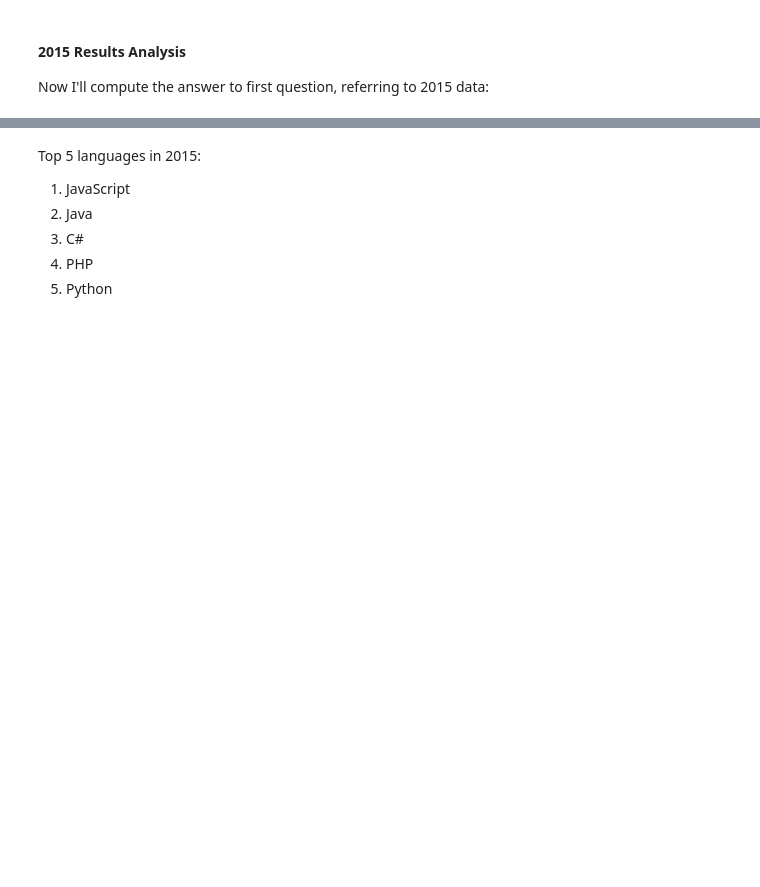
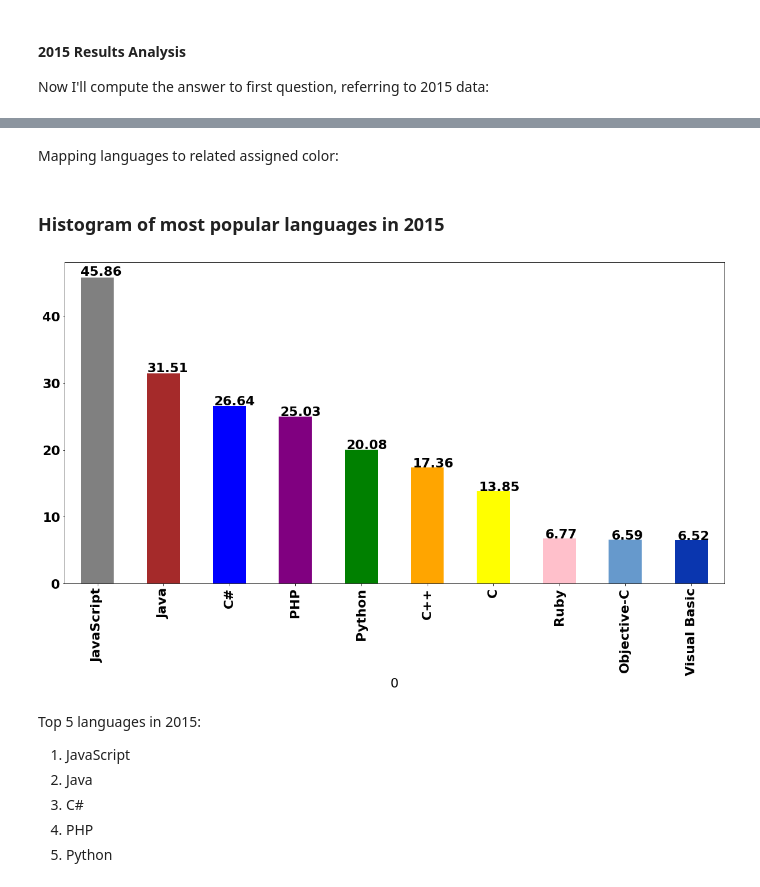
Before and after one commit to alfreedolf/stackoverflow_multiple_years, a Jupyter notebook: notebooks/1.LanguagesPopularityByYear.ipynb, the cells around one changed output, grey strips where cells are left out. Cells and saved outputs as stored; diff of their text form; code cells hidden in the pictures; blank space fills up the shorter version.

Commit message:
Feat: plot 2014 to 2015 results analysis.

```diff
--- a/notebooks/1.LanguagesPopularityByYear.ipynb
+++ b/notebooks/1.LanguagesPopularityByYear.ipynb
@@ -642,0 +727,4 @@ s_2015_proficiencies.sort_values(ascending=False).head(10)
+# %%
+exclusion_list += ["Current Lang & Tech: MongoDB"]
+s_2015_proficiencies_top_10_pl = lse_15.compute_top_ten_languages(proficiency_columns_range_2015,
+                                                                  exclusion_list=exclusion_list, ignore_case=True)
@@ -643,3 +749,28 @@ s_2015_proficiencies.sort_values(ascending=False).head(10)
+# %%
+# computing percentages
+s_2015_proficiencies_percentages_pl = (s_2015_proficiencies_top_10_pl/df_surveys_15.shape[0])*100
+# renaming each row for simplicity
+s_2015_proficiencies_percentages_pl.index = s_2015_proficiencies_percentages_pl.index.str.replace("Current Lang & Tech: ", "")
+# %%
+# Savoy Blue
+languages_palette['Visual Basic'] = "#0A36AF"
+# %% [markdown]
+Mapping languages to related assigned color:
+# %%
+# replacing index in top 10 languages
+s_2015_proficiencies_top_10_pl.index = s_2015_proficiencies_top_10_pl.index.str.replace("Current Lang & Tech: ", "")
+
+languages_palette_list = map_languages_to_color_list(languages_palette, s_2015_proficiencies_top_10_pl)
+# %% [markdown]
+### Histogram of most popular languages in 2015
+# %%
+# plotting data
+ax_15 = s_2015_proficiencies_percentages_pl.plot.bar(color=languages_palette_list)
+# annotating values on top of each bar, for readability
+for p in ax_15.patches:
+    ax_15.annotate(str(round(p.get_height(), 2)), (p.get_x() * 1.005, p.get_height() * 1.005))
+# %% [output]
+[figure, added]
 # %% [markdown]
 Top 5 languages in 2015: <br>
 1. JavaScript
```
Also changed, not shown: parts of 24 cells of this notebook.
